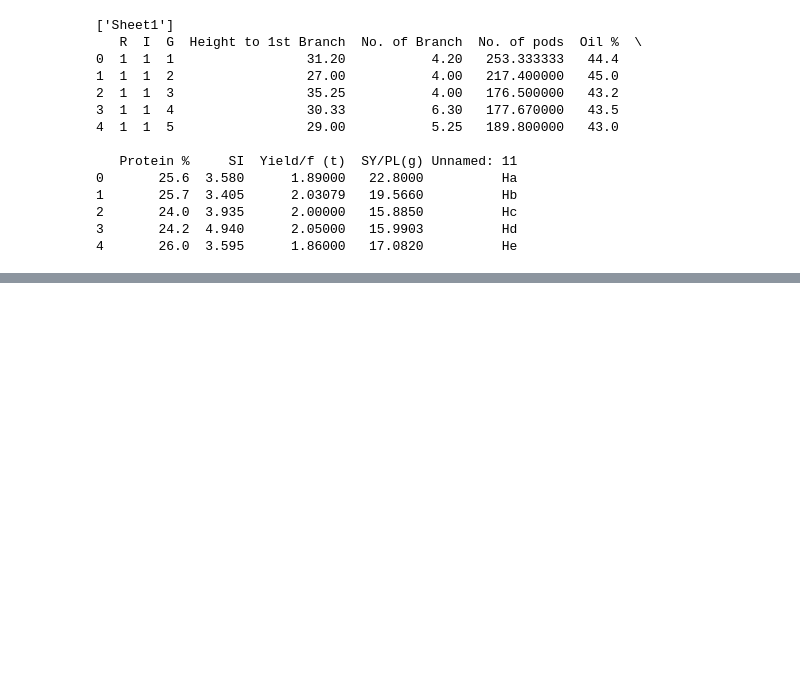
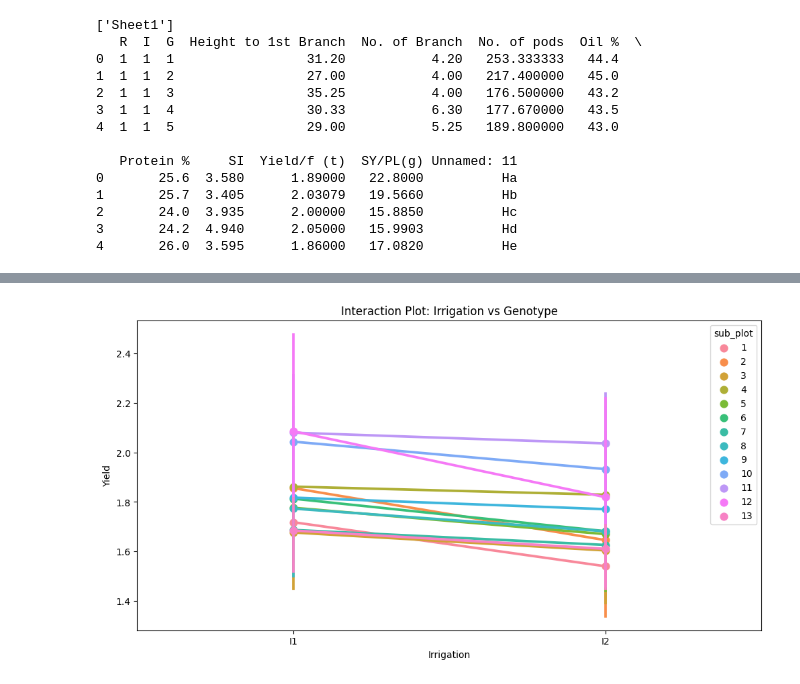
Before and after one commit to mayarswilam/data-analysis-projects, a Jupyter notebook: notebookbd9ecc5cf1.ipynb, the cells around one changed output, grey strips where cells are left out. Saved outputs shown, nothing was run; the diff lists cells and outputs as text; code cells hidden in the pictures; blank space fills up the shorter version.

```diff
--- a/notebookbd9ecc5cf1.ipynb
+++ b/notebookbd9ecc5cf1.ipynb
@@ -267,0 +263,85 @@ R^2 Score: 0.6274289255916281
+# %%
+import pandas as pd
+import numpy as np
+from statsmodels.formula.api import ols
+from statsmodels.stats.anova import anova_lm
+import matplotlib.pyplot as plt
+import seaborn as sns
+
+# Load the Excel file
+file_path = '/kaggle/input/canola-dataset/.xlsx'
+df = pd.read_excel(file_path, sheet_name='Sheet1')
+
+# Data preparation: ensure correct data types and drop any irrelevant columns
+df.drop(columns=['Unnamed: 11'], inplace=True)
+df = df.astype({'R': 'category', 'I': 'category', 'G': 'category'})
+
+df.rename(columns={'Yield/f (t)': 'Yield'}, inplace=True)
+df['I'] = df['I'].cat.rename_categories({1: 'I1', 2: 'I2'})
+
+# Define main plot and subplot factors
+blocks = df['R'].unique()
+main_plots = df['I'].unique()
+sub_plots = df['G'].unique()
+
+# Assigning a split-plot design
+df['block'] = df['R']
+df['main_plot'] = df['I']
+df['sub_plot'] = df['G']
+
+# Perform ANOVA for split-plot design
+# Formula for ANOVA: Yield ~ block + main_plot + sub_plot + main_plot:sub_plot
+
+# Convert categorical data to string for ANOVA
+df['block'] = df['block'].astype(str)
+df['main_plot'] = df['main_plot'].astype(str)
+df['sub_plot'] = df['sub_plot'].astype(str)
+
+# Fit the model
+model = ols('Yield ~ block + main_plot + sub_plot + main_plot:sub_plot', data=df).fit()
+
+# Perform ANOVA
+anova_results = anova_lm(model, typ=2)
+
+# Calculate the means of Yield for each combination of block, main_plot, and sub_plot
+means = df.groupby(['block', 'main_plot', 'sub_plot'])['Yield'].mean().reset_index()
+
+# Merge the means with ANOVA results
+anova_results['means'] = [means['Yield'].mean()] * len(anova_results)
+
+# Customize the display of ANOVA results
+print("ANOVA Results:")
+print("===================")
+print(anova_results.to_string(index=False))
+print()
+
+# Display the means
+print("Means:")
+print("===============")
+print(means.to_string(index=False))
+print()
+
+# Pivot the table for better readability
+pivot_table = means.pivot_table(values='Yield', index=['block', 'main_plot'], columns='sub_plot')
+print("Means Pivot Table:")
+print("===================")
+print(pivot_table)
+print()
+
+# Visualize the results
+# Interaction plot
+plt.figure(figsize=(12, 6))
+sns.pointplot(x='main_plot', y='Yield', hue='sub_plot', data=df)
+plt.title('Interaction Plot: Irrigation vs Genotype')
+plt.xlabel('Irrigation')
+plt.ylabel('Yield')
+plt.show()
+
+# Boxplot for main plot and subplot
+plt.figure(figsize=(12, 6))
+sns.boxplot(x='main_plot', y='Yield', hue='sub_plot', data=df)
+plt.title('Boxplot: Irrigation vs Genotype')
+plt.xlabel('Irrigation')
+plt.ylabel('Yield')
+plt.show()
+# %% [output]
@@ -267,0 +365 @@ R^2 Score: 0.6274289255916281
+[figure, added]
```
Also changed, not shown: parts of 14 cells of this notebook.
